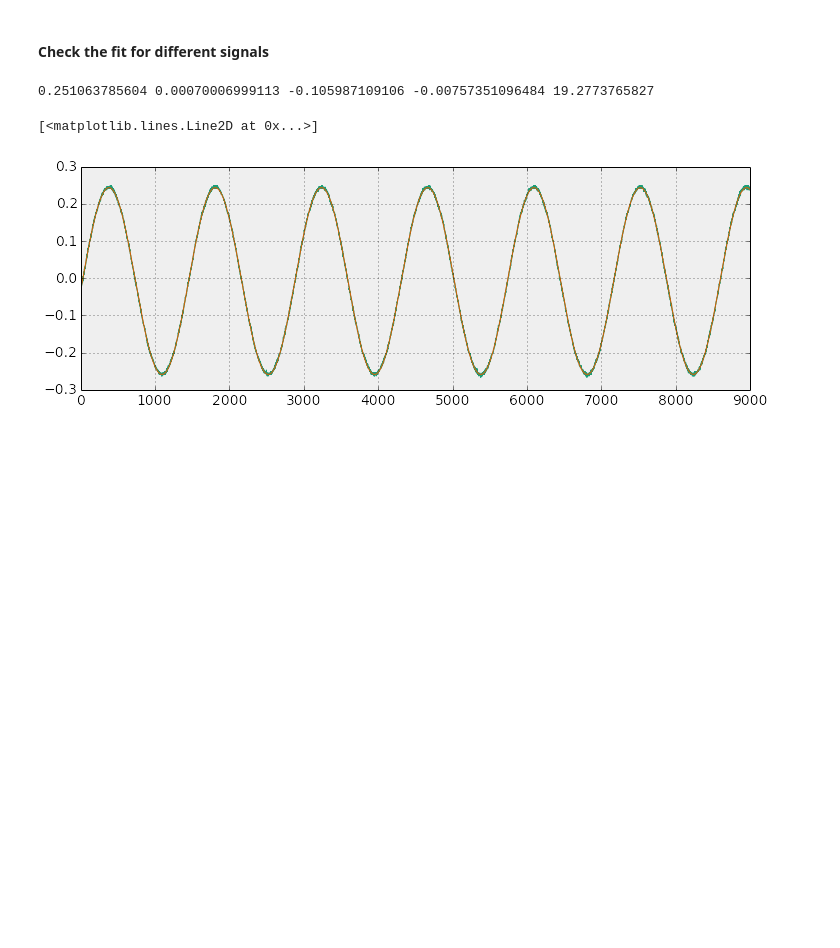
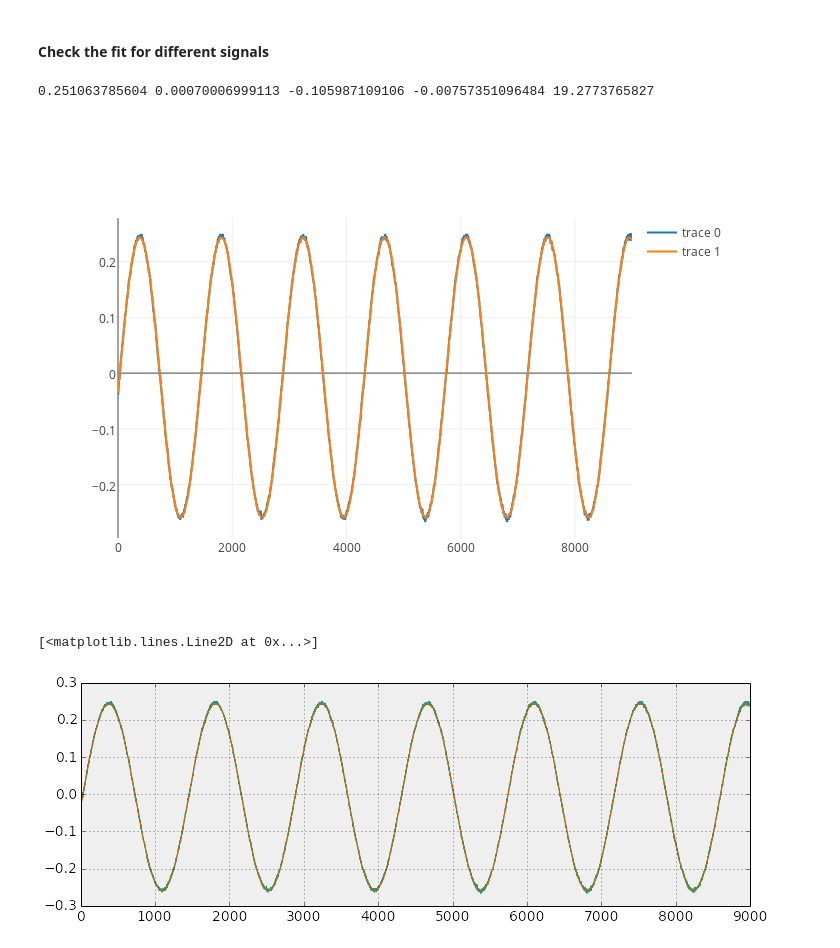
Before and after one commit to cstoafer/inductance-measurements, a Jupyter notebook: Determine mu.ipynb, the cells around one changed output. Saved outputs shown, nothing was run; the diff lists cells and outputs as text; code cells hidden in the pictures; blank space fills up the shorter version.

```diff
--- a/Determine mu.ipynb
+++ b/Determine mu.ipynb
@@ -199,6 +217,20 @@ A, freq, ph, offset = fit_params
 print A, freq, ph, offset, error
 # %% [output]
 0.251063785604 0.00070006999113 -0.105987109106 -0.00757351096484 19.2773765827
+# %%
+t=np.arange(len(signals[:,1]))
+trace1 = pyGraphs.Scatter(
+    x = t,
+    y = signals[:,1]
+)
+trace2 = pyGraphs.Scatter(
+    x = t,
+    y = A*np.sin(freq*2*np.pi*t + ph) + offset
+)
+plot_data = pyGraphs.Data([trace1,trace2])
+py.iplot(plot_data, filename="inductance_meas/sine_fit")
+# %% [output]
+[figure, added]
 # %%
 plt.figure(figsize=(12,4))
 plt.plot(signals[:,1])
```
Also changed, not shown: parts of 32 cells of this notebook, 12 other files.
